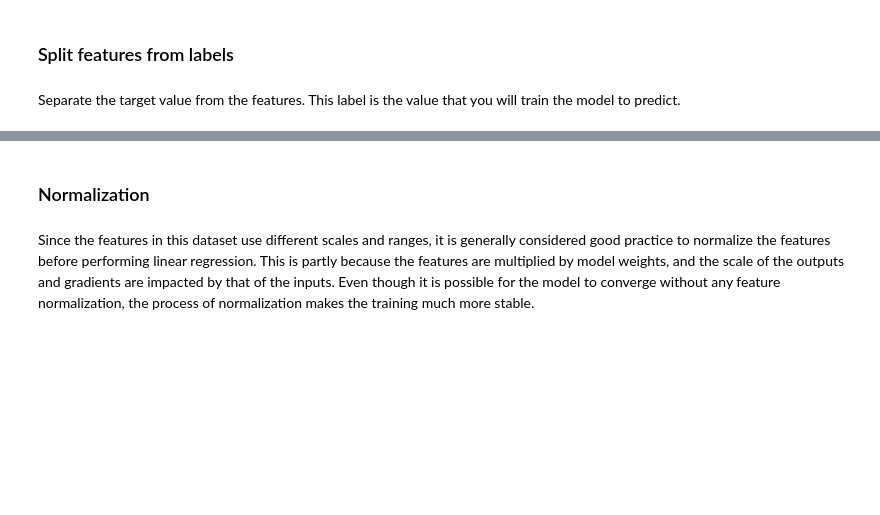
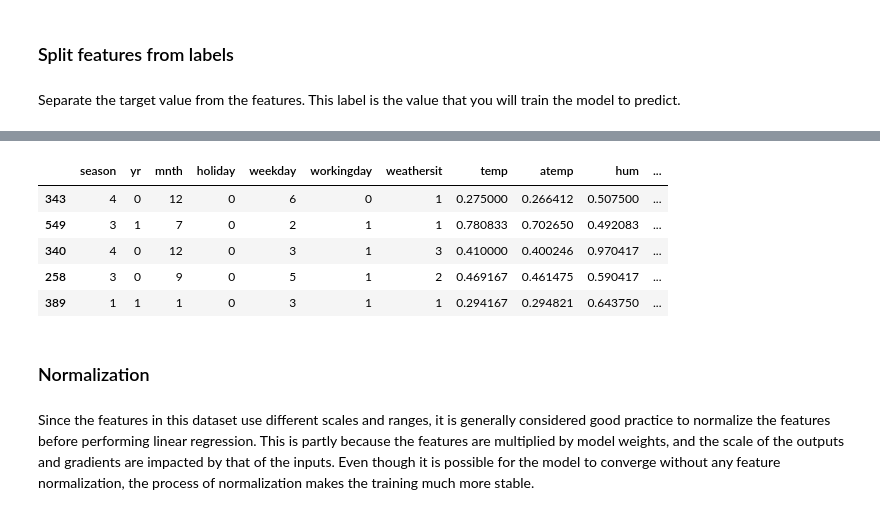
Before and after one commit to MassGH2023/Deep-Learning-and-Neural-Network, a Jupyter notebook: regression_Keras.ipynb, the cells around one changed output, grey strips where cells are left out. Saved outputs shown, nothing was run; the diff lists cells and outputs as text; code cells hidden in the pictures; blank space fills up the shorter version.

```diff
--- a/regression_Keras.ipynb
+++ b/regression_Keras.ipynb
@@ -245,3 +313,12 @@ test_labels = test_features.pop('cnt')
+# %%
+train_features.sample(5)
+# %% [output]
+|  | season | yr | mnth | holiday | weekday | workingday | weathersit | temp | atemp | hum | ... |
+| 343 | 4 | 0 | 12 | 0 | 6 | 0 | 1 | 0.275000 | 0.266412 | 0.507500 | ... |
+| 549 | 3 | 1 | 7 | 0 | 2 | 1 | 1 | 0.780833 | 0.702650 | 0.492083 | ... |
+| 340 | 4 | 0 | 12 | 0 | 3 | 1 | 3 | 0.410000 | 0.400246 | 0.970417 | ... |
+| 258 | 3 | 0 | 9 | 0 | 5 | 1 | 2 | 0.469167 | 0.461475 | 0.590417 | ... |
+| 389 | 1 | 1 | 1 | 0 | 3 | 1 | 1 | 0.294167 | 0.294821 | 0.643750 | ... |
 # %% [markdown]
 ### Normalization
 # %% [markdown]
```
Also changed, not shown: parts of 54 cells of this notebook.
